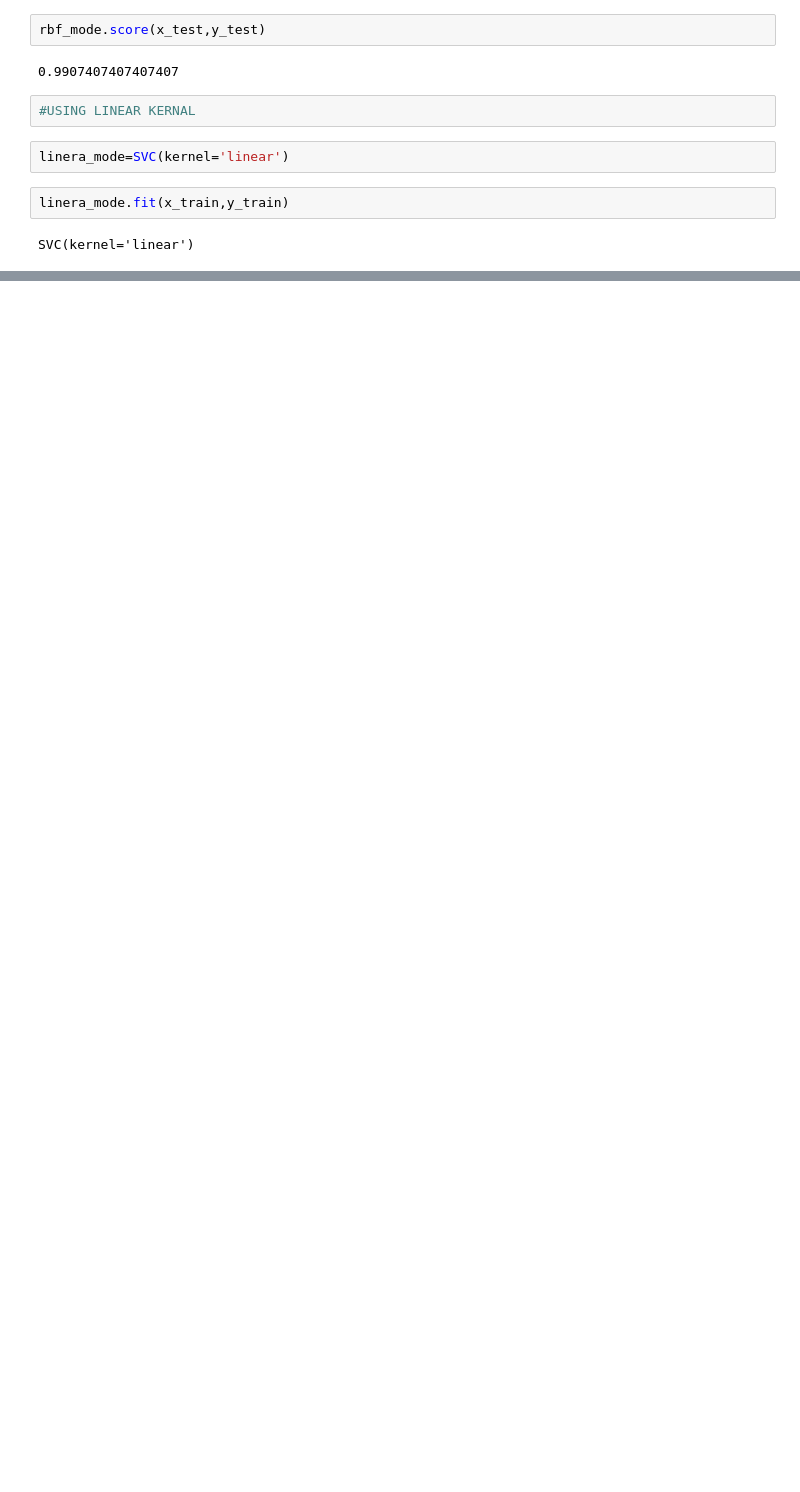
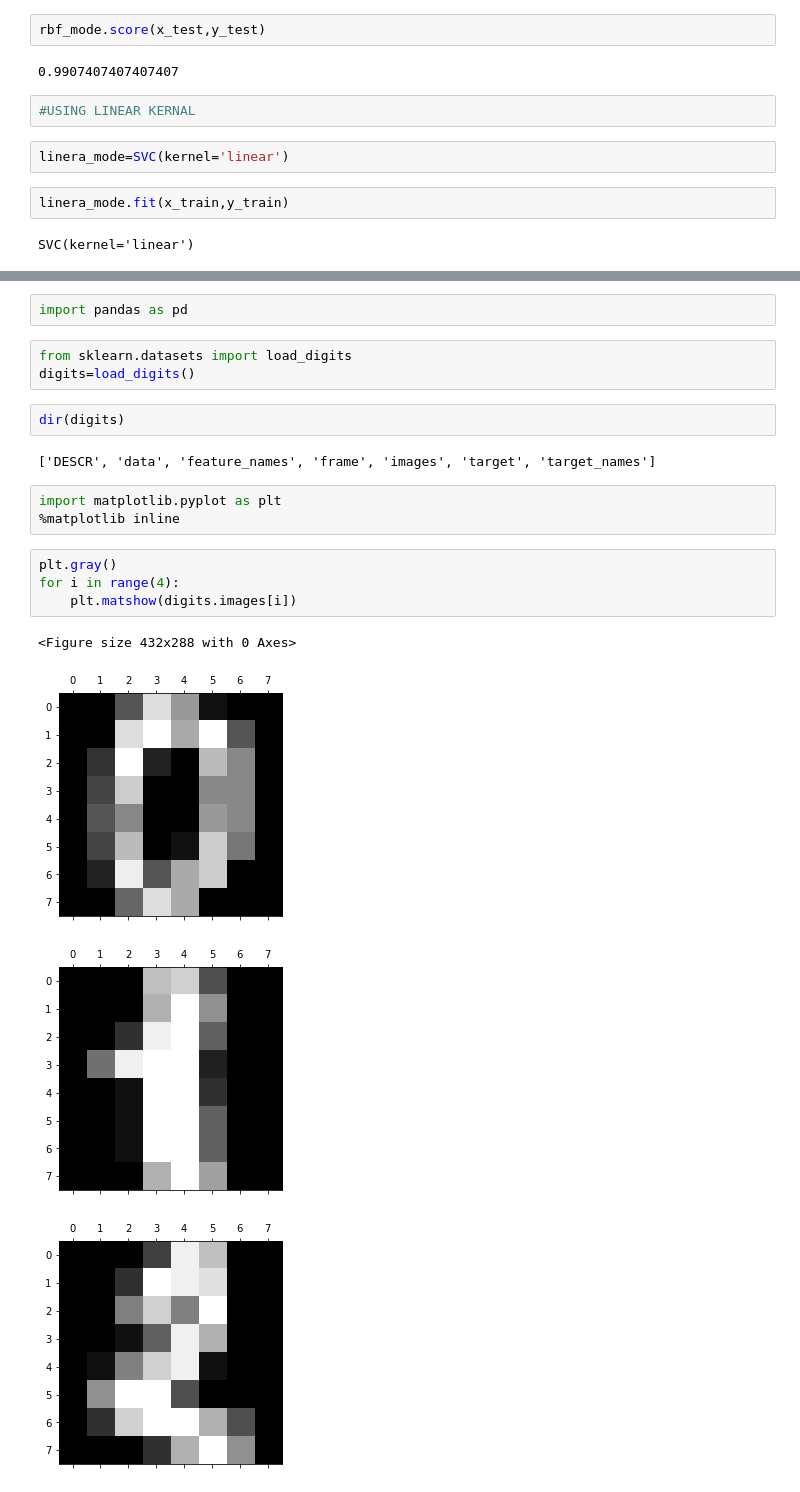
Before and after one commit to sudarshan-uprety/Machine-Leaning, a Jupyter notebook: Machine Learning/Part 3.ipynb, the cells around one changed output, grey strips where cells are left out. Drawn from its saved outputs; the diff is of its cells as text; blank space fills up the shorter version.

```diff
--- a/Machine Learning/Part 3.ipynb
+++ b/Machine Learning/Part 3.ipynb
@@ -443,0 +803,21 @@ linera_mode.score(x_test,y_test)
+# %%
+import pandas as pd
+# %%
+from sklearn.datasets import load_digits
+digits=load_digits()
+# %%
+dir(digits)
+# %% [output]
+['DESCR', 'data', 'feature_names', 'frame', 'images', 'target', 'target_names']
+# %%
+import matplotlib.pyplot as plt
+%matplotlib inline
+# %%
+plt.gray()
+for i in range(4):
+    plt.matshow(digits.images[i])
+# %% [output]
+<Figure size 432x288 with 0 Axes>
+[figure, added]
+[figure, added]
+[figure, added]
```
Also changed, not shown: parts of 87 cells of this notebook, 1 other file.
